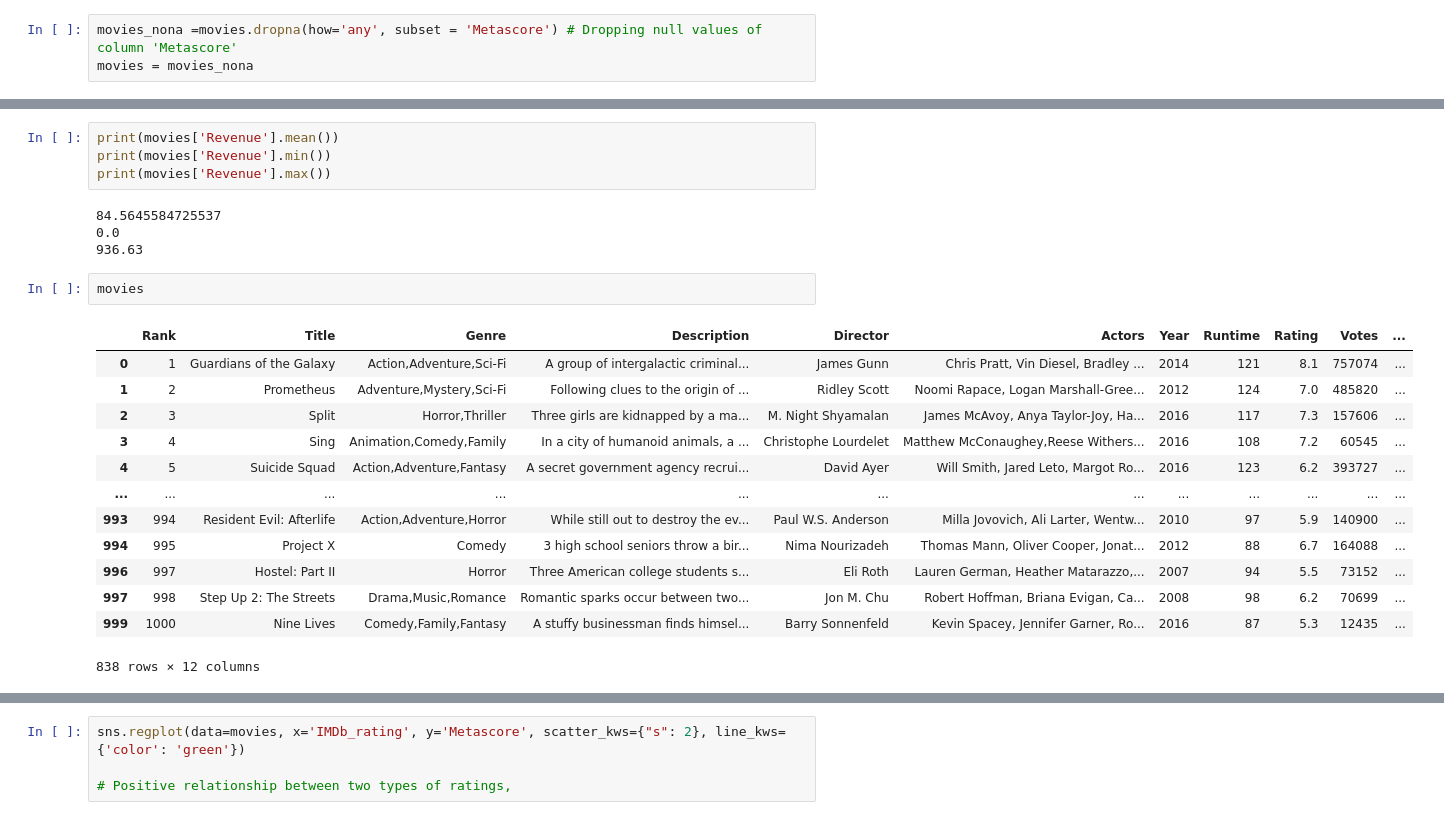
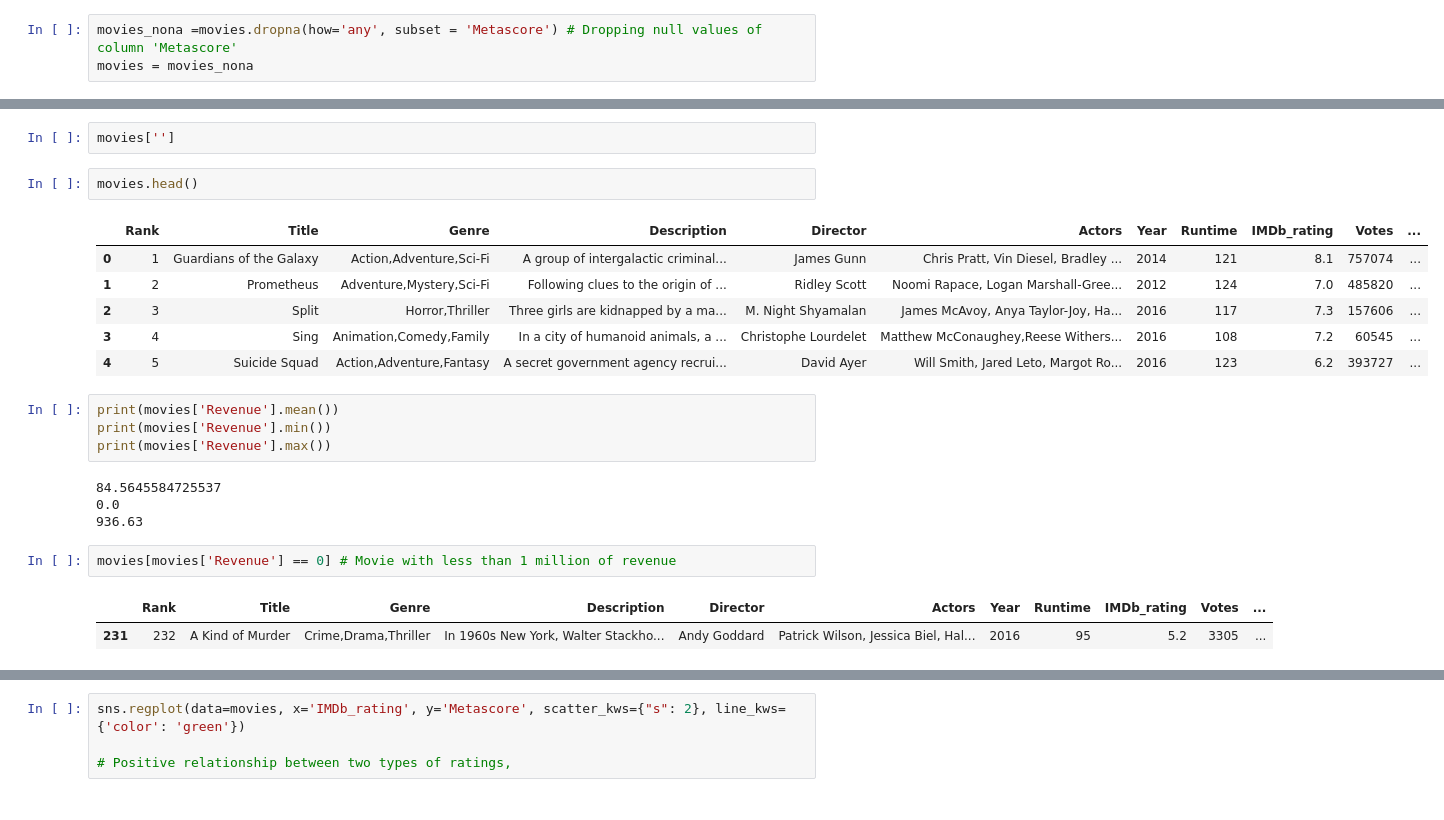
Before and after one commit to Justelei/Python_mokymai, a Jupyter notebook: movies.ipynb, the cells around one changed output, grey strips where cells are left out. Drawn from its saved outputs; the diff is of its cells as text.

```diff
--- a/movies.ipynb
+++ b/movies.ipynb
@@ -93,3 +76,14 @@ movies_final # Final, cleansed dataset, no null values and no duplicates
+# %%
+movies['']
+# %%
+movies.head()
+# %% [output]
+|  | Rank | Title | Genre | Description | Director | Actors | Year | Runtime | IMDb_rating | Votes | ... |
+| 0 | 1 | Guardians of the Galaxy | Action,Adventure,Sci-Fi | A group of intergalactic criminal... | James Gunn | Chris Pratt, Vin Diesel, Bradley ... | 2014 | 121 | 8.1 | 757074 | ... |
+| 1 | 2 | Prometheus | Adventure,Mystery,Sci-Fi | Following clues to the origin of ... | Ridley Scott | Noomi Rapace, Logan Marshall-Gree... | 2012 | 124 | 7.0 | 485820 | ... |
+| 2 | 3 | Split | Horror,Thriller | Three girls are kidnapped by a ma... | M. Night Shyamalan | James McAvoy, Anya Taylor-Joy, Ha... | 2016 | 117 | 7.3 | 157606 | ... |
+| 3 | 4 | Sing | Animation,Comedy,Family | In a city of humanoid animals, a ... | Christophe Lourdelet | Matthew McConaughey,Reese Withers... | 2016 | 108 | 7.2 | 60545 | ... |
+| 4 | 5 | Suicide Squad | Action,Adventure,Fantasy | A secret government agency recrui... | David Ayer | Will Smith, Jared Leto, Margot Ro... | 2016 | 123 | 6.2 | 393727 | ... |
 # %%
 print(movies['Revenue'].mean())
 print(movies['Revenue'].min())
@@ -98,19 +92,8 @@ print(movies['Revenue'].max())
 84.5645584725537
 0.0
 936.63
-# %%
-movies
-# %% [output]
-|  | Rank | Title | Genre | Description | Director | Actors | Year | Runtime | Rating | Votes | ... |
-| 0 | 1 | Guardians of the Galaxy | Action,Adventure,Sci-Fi | A group of intergalactic criminal... | James Gunn | Chris Pratt, Vin Diesel, Bradley ... | 2014 | 121 | 8.1 | 757074 | ... |
-| 1 | 2 | Prometheus | Adventure,Mystery,Sci-Fi | Following clues to the origin of ... | Ridley Scott | Noomi Rapace, Logan Marshall-Gree... | 2012 | 124 | 7.0 | 485820 | ... |
-| 2 | 3 | Split | Horror,Thriller | Three girls are kidnapped by a ma... | M. Night Shyamalan | James McAvoy, Anya Taylor-Joy, Ha... | 2016 | 117 | 7.3 | 157606 | ... |
-| 3 | 4 | Sing | Animation,Comedy,Family | In a city of humanoid animals, a ... | Christophe Lourdelet | Matthew McConaughey,Reese Withers... | 2016 | 108 | 7.2 | 60545 | ... |
-| 4 | 5 | Suicide Squad | Action,Adventure,Fantasy | A secret government agency recrui... | David Ayer | Will Smith, Jared Leto, Margot Ro... | 2016 | 123 | 6.2 | 393727 | ... |
-| ... | ... | ... | ... | ... | ... | ... | ... | ... | ... | ... | ... |
-| 993 | 994 | Resident Evil: Afterlife | Action,Adventure,Horror | While still out to destroy the ev... | Paul W.S. Anderson | Milla Jovovich, Ali Larter, Wentw... | 2010 | 97 | 5.9 | 140900 | ... |
-| 994 | 995 | Project X | Comedy | 3 high school seniors throw a bir... | Nima Nourizadeh | Thomas Mann, Oliver Cooper, Jonat... | 2012 | 88 | 6.7 | 164088 | ... |
-| 996 | 997 | Hostel: Part II | Horror | Three American college students s... | Eli Roth | Lauren German, Heather Matarazzo,... | 2007 | 94 | 5.5 | 73152 | ... |
-| 997 | 998 | Step Up 2: The Streets | Drama,Music,Romance | Romantic sparks occur between two... | Jon M. Chu | Robert Hoffman, Briana Evigan, Ca... | 2008 | 98 | 6.2 | 70699 | ... |
-| 999 | 1000 | Nine Lives | Comedy,Family,Fantasy | A stuffy businessman finds himsel... | Barry Sonnenfeld | Kevin Spacey, Jennifer Garner, Ro... | 2016 | 87 | 5.3 | 12435 | ... |
-838 rows × 12 columns
+# %%
+movies[movies['Revenue'] == 0] # Movie with less than 1 million of revenue
+# %% [output]
+|  | Rank | Title | Genre | Description | Director | Actors | Year | Runtime | IMDb_rating | Votes | ... |
+| 231 | 232 | A Kind of Murder | Crime,Drama,Thriller | In 1960s New York, Walter Stackho... | Andy Goddard | Patrick Wilson, Jessica Biel, Hal... | 2016 | 95 | 5.2 | 3305 | ... |
```
Also changed, not shown: parts of 13 cells of this notebook.
